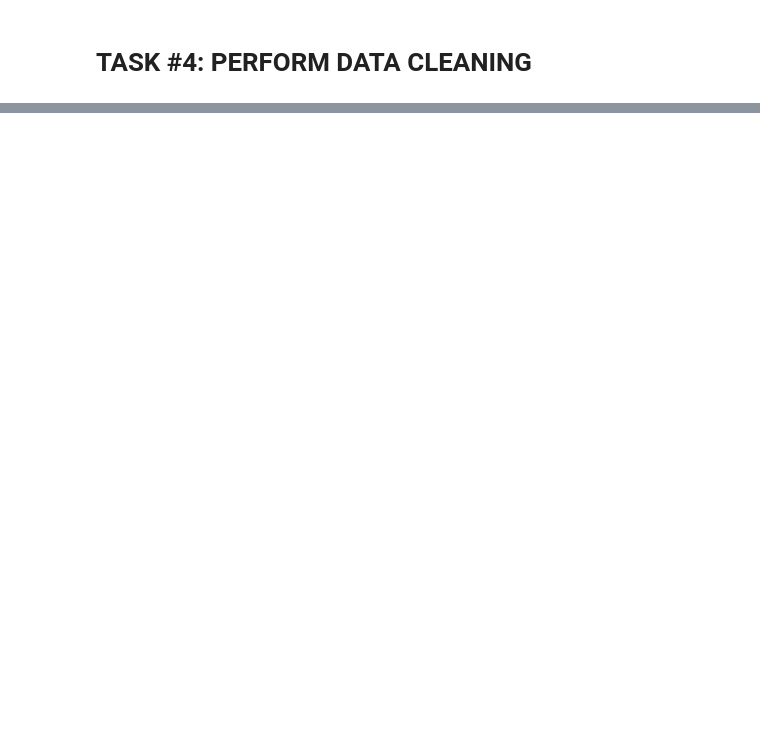
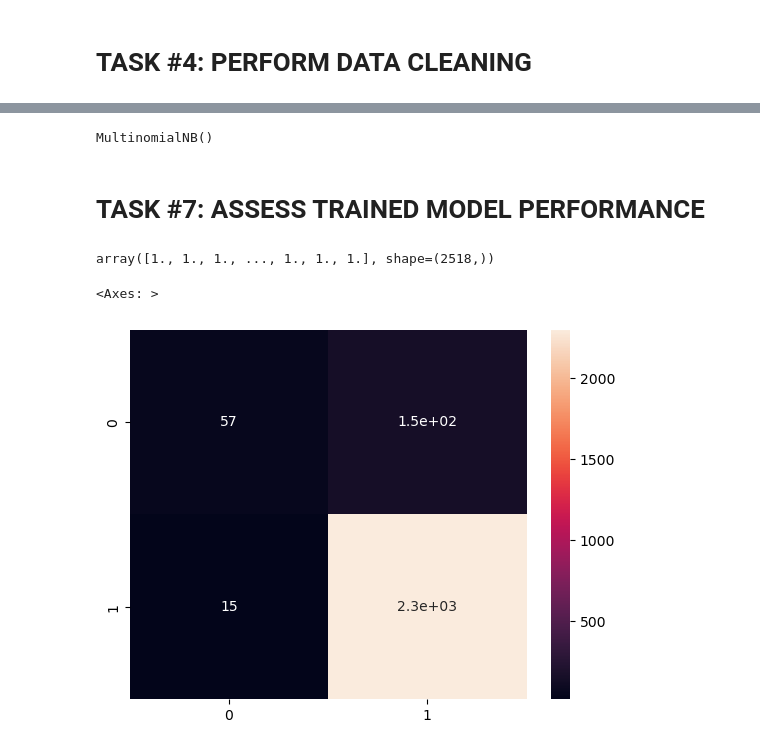
Before and after one commit to ranjansinghds/Public-Relations-Department-Project, a Jupyter notebook: Public_Relations_Department_Project.ipynb, the cells around one changed output, grey strips where cells are left out. Drawn from its saved outputs; the diff is of its cells as text; code cells hidden in the pictures; blank space fills up the shorter version.

```diff
--- a/Public_Relations_Department_Project.ipynb
+++ b/Public_Relations_Department_Project.ipynb
@@ -296,0 +519,4 @@ plt.imshow(WordCloud().generate(negative_sentences_as_one_string))
+# %%
+from sklearn.model_selection import train_test_split
+
+X_train, X_test, y_train, y_test = train_test_split(X, y, random_state=42, test_size=0.2)
@@ -296,0 +525,17 @@ plt.imshow(WordCloud().generate(negative_sentences_as_one_string))
+# %%
+# dropping NaN values
+X_train = X_train.dropna()
+X_test = X_test.dropna()
+y_train = y_train.loc[X_train.index] # Ensure y_train aligns with X_train
+y_test = y_test.loc[X_test.index] # Ensure y_train aligns with X_train
+# %%
+NB_classifier = MultinomialNB()
+
+X_train.columns = X_train.columns.astype(str)
+X_test.columns = X_test.columns.astype(str)
+
+NB_classifier.fit(X_train, y_train )
+# %% [output]
+MultinomialNB()
+# %% [markdown]
+# TASK #7: ASSESS TRAINED MODEL PERFORMANCE
@@ -296,0 +544,11 @@ plt.imshow(WordCloud().generate(negative_sentences_as_one_string))
+# %%
+y_predict_test = NB_classifier.predict(X_train)
+y_predict_test
+# %% [output]
+array([1., 1., 1., ..., 1., 1., 1.], shape=(2518,))
+# %%
+cm = confusion_matrix(y_train, y_predict_test)
+sns.heatmap(cm, annot=True)
+# %% [output]
+<Axes: >
+[figure, added]
```
Also changed, not shown: parts of 46 cells of this notebook, 1 other file.
